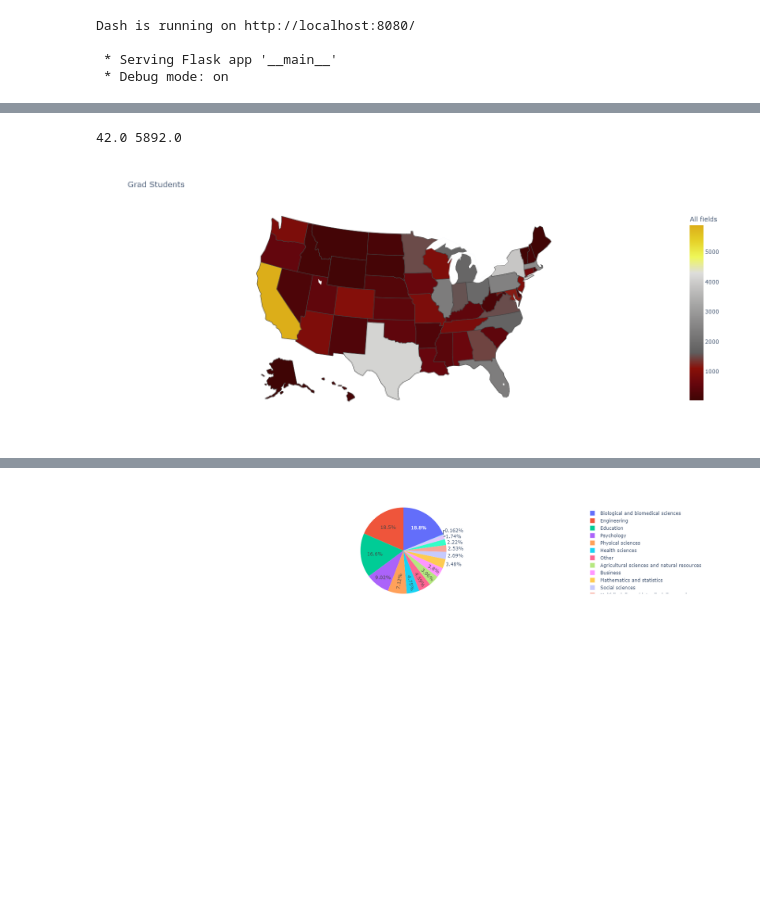
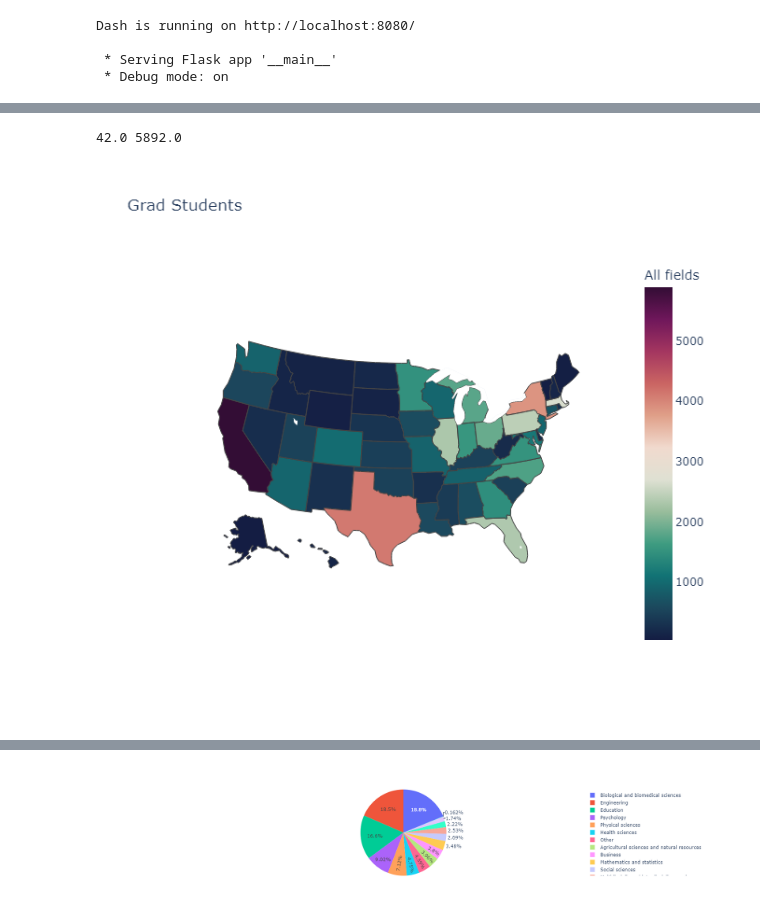
Before and after one commit to hahawbaker/DSDashboard, a Jupyter notebook: Testing HTDashboard.ipynb, the cells around one changed output, grey strips where cells are left out. Saved outputs shown, nothing was run; the diff lists cells and outputs as text; code cells hidden in the pictures; blank space fills up the shorter version.

```diff
--- a/Testing HTDashboard.ipynb
+++ b/Testing HTDashboard.ipynb
@@ -507,26 +484,26 @@ dtype: object
 # %%
 
 pltcolor = 'All fields'
 hi = df710[pltcolor].max()
 low = df710[pltcolor].min()
 print(low,hi)
 
 fig = px.choropleth(df710,
                     locations = 'Abbrev',
                     locationmode = 'USA-states',
                     scope = 'usa',
                     color = pltcolor,
                     hover_name = 'State or location',
                     #hover_data = ['Male','Female'],
                     range_color = [low,hi],
-                    color_continuous_scale = 'oxy',
+                    color_continuous_scale = 'curl',
                     width = 600,
                     height = 600,
                     title = 'Grad Students')
 fig.show()
 # %% [output]
 42.0 5892.0
-[figure, old version]
+[figure, new version]
 # %%
 fig2 = px.choropleth(df,
                     locations = 'Abbrev',
```
Also changed, not shown: parts of 6 cells of this notebook, 2 other files.
